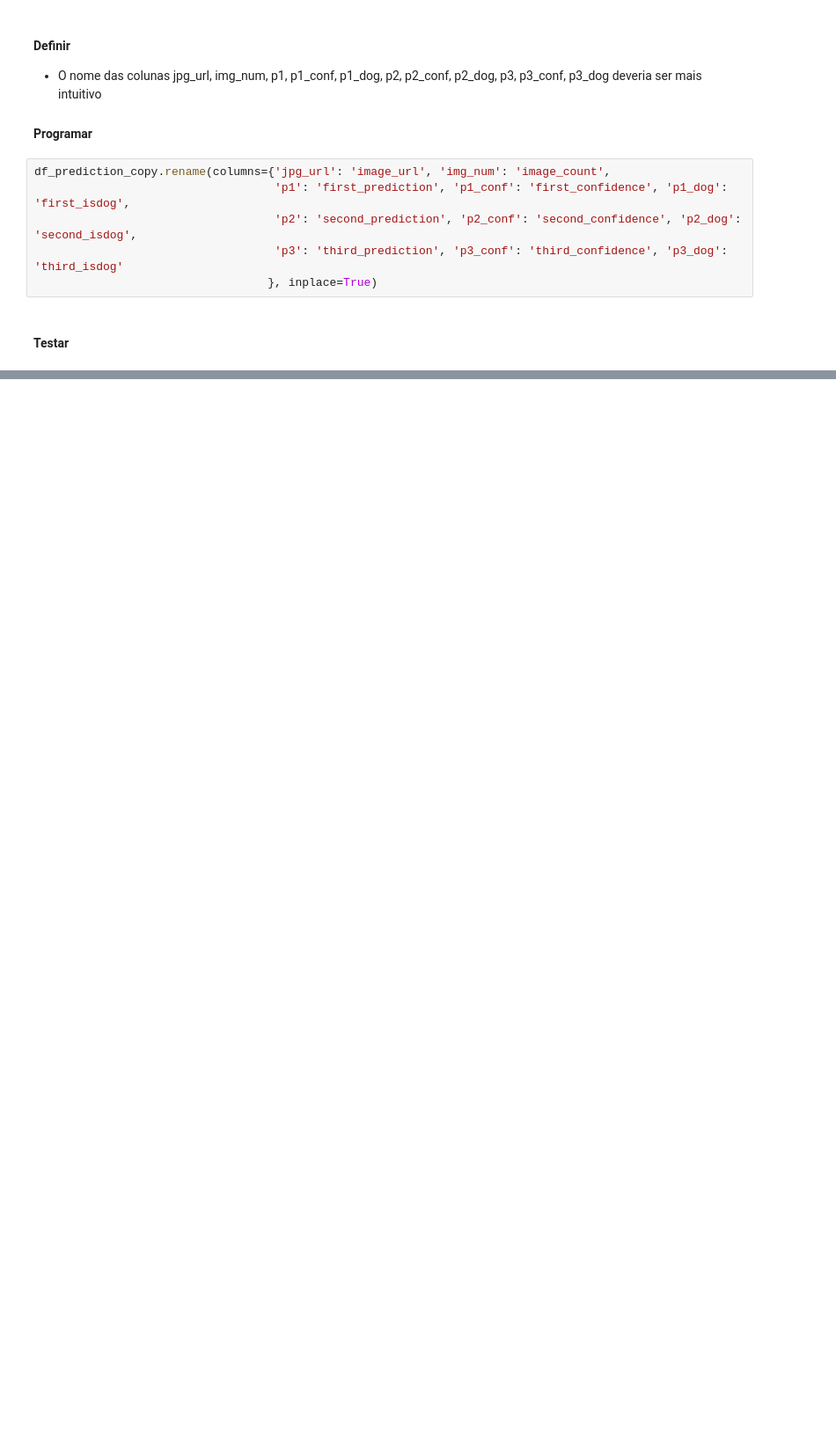
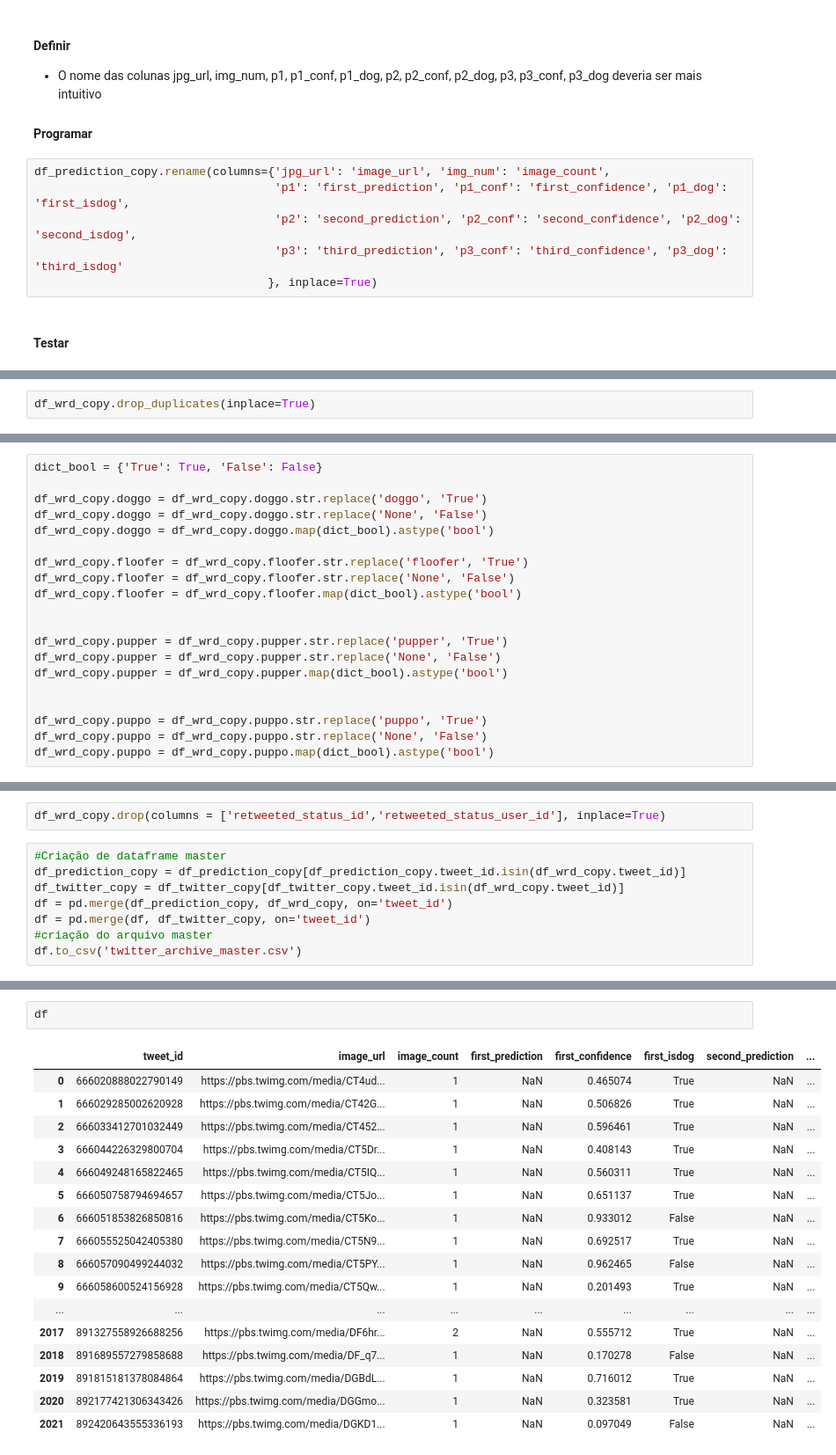
Before and after one commit to suzanaph/data-science-learning, a Jupyter notebook: Data Wrangle/We Rate Dogs/wrangle_act.ipynb, the cells around one changed output, grey strips where cells are left out. Shown at 88% size. Cells and saved outputs as stored; diff of their text form; blank space fills up the shorter version.

Commit message:
Merge Done

```diff
--- a/Data Wrangle/We Rate Dogs/wrangle_act.ipynb
+++ b/Data Wrangle/We Rate Dogs/wrangle_act.ipynb
@@ -495,0 +431,2 @@ df_prediction_copy.head()
+# %%
+df_wrd_copy.drop_duplicates(inplace=True)
@@ -495,0 +545,20 @@ df_prediction_copy.head()
+# %%
+dict_bool = {'True': True, 'False': False}
+
+df_wrd_copy.doggo = df_wrd_copy.doggo.str.replace('doggo', 'True')
+df_wrd_copy.doggo = df_wrd_copy.doggo.str.replace('None', 'False')
+df_wrd_copy.doggo = df_wrd_copy.doggo.map(dict_bool).astype('bool')
+
+df_wrd_copy.floofer = df_wrd_copy.floofer.str.replace('floofer', 'True')
+df_wrd_copy.floofer = df_wrd_copy.floofer.str.replace('None', 'False')
+df_wrd_copy.floofer = df_wrd_copy.floofer.map(dict_bool).astype('bool')
+
+
+df_wrd_copy.pupper = df_wrd_copy.pupper.str.replace('pupper', 'True')
+df_wrd_copy.pupper = df_wrd_copy.pupper.str.replace('None', 'False')
+df_wrd_copy.pupper = df_wrd_copy.pupper.map(dict_bool).astype('bool')
+
+
+df_wrd_copy.puppo = df_wrd_copy.puppo.str.replace('puppo', 'True')
+df_wrd_copy.puppo = df_wrd_copy.puppo.str.replace('None', 'False')
+df_wrd_copy.puppo = df_wrd_copy.puppo.map(dict_bool).astype('bool')
@@ -495,0 +600,10 @@ df_prediction_copy.head()
+# %%
+df_wrd_copy.drop(columns = ['retweeted_status_id','retweeted_status_user_id'], inplace=True)
+# %%
+#Criação de dataframe master
+df_prediction_copy = df_prediction_copy[df_prediction_copy.tweet_id.isin(df_wrd_copy.tweet_id)]
+df_twitter_copy = df_twitter_copy[df_twitter_copy.tweet_id.isin(df_wrd_copy.tweet_id)]
+df = pd.merge(df_prediction_copy, df_wrd_copy, on='tweet_id')
+df = pd.merge(df, df_twitter_copy, on='tweet_id')
+#criação do arquivo master
+df.to_csv('twitter_archive_master.csv')
@@ -495,0 +612,20 @@ df_prediction_copy.head()
+# %%
+df
+# %% [output]
+|  | tweet_id | image_url | image_count | first_prediction | first_confidence | first_isdog | second_prediction | ... |
+| 0 | 666020888022790149 | https://pbs.twimg.com/media/CT4ud... | 1 | NaN | 0.465074 | True | NaN | ... |
+| 1 | 666029285002620928 | https://pbs.twimg.com/media/CT42G... | 1 | NaN | 0.506826 | True | NaN | ... |
+| 2 | 666033412701032449 | https://pbs.twimg.com/media/CT452... | 1 | NaN | 0.596461 | True | NaN | ... |
+| 3 | 666044226329800704 | https://pbs.twimg.com/media/CT5Dr... | 1 | NaN | 0.408143 | True | NaN | ... |
+| 4 | 666049248165822465 | https://pbs.twimg.com/media/CT5IQ... | 1 | NaN | 0.560311 | True | NaN | ... |
+| 5 | 666050758794694657 | https://pbs.twimg.com/media/CT5Jo... | 1 | NaN | 0.651137 | True | NaN | ... |
+| 6 | 666051853826850816 | https://pbs.twimg.com/media/CT5Ko... | 1 | NaN | 0.933012 | False | NaN | ... |
+| 7 | 666055525042405380 | https://pbs.twimg.com/media/CT5N9... | 1 | NaN | 0.692517 | True | NaN | ... |
+| 8 | 666057090499244032 | https://pbs.twimg.com/media/CT5PY... | 1 | NaN | 0.962465 | False | NaN | ... |
+| 9 | 666058600524156928 | https://pbs.twimg.com/media/CT5Qw... | 1 | NaN | 0.201493 | True | NaN | ... |
+| ... | ... | ... | ... | ... | ... | ... | ... | ... |
+| 2017 | 891327558926688256 | https://pbs.twimg.com/media/DF6hr... | 2 | NaN | 0.555712 | True | NaN | ... |
+| 2018 | 891689557279858688 | https://pbs.twimg.com/media/DF_q7... | 1 | NaN | 0.170278 | False | NaN | ... |
+| 2019 | 891815181378084864 | https://pbs.twimg.com/media/DGBdL... | 1 | NaN | 0.716012 | True | NaN | ... |
+| 2020 | 892177421306343426 | https://pbs.twimg.com/media/DGGmo... | 1 | NaN | 0.323581 | True | NaN | ... |
+| 2021 | 892420643555336193 | https://pbs.twimg.com/media/DGKD1... | 1 | NaN | 0.097049 | False | NaN | ... |
```
Also changed, not shown: parts of 51 cells of this notebook, 1 other file.
